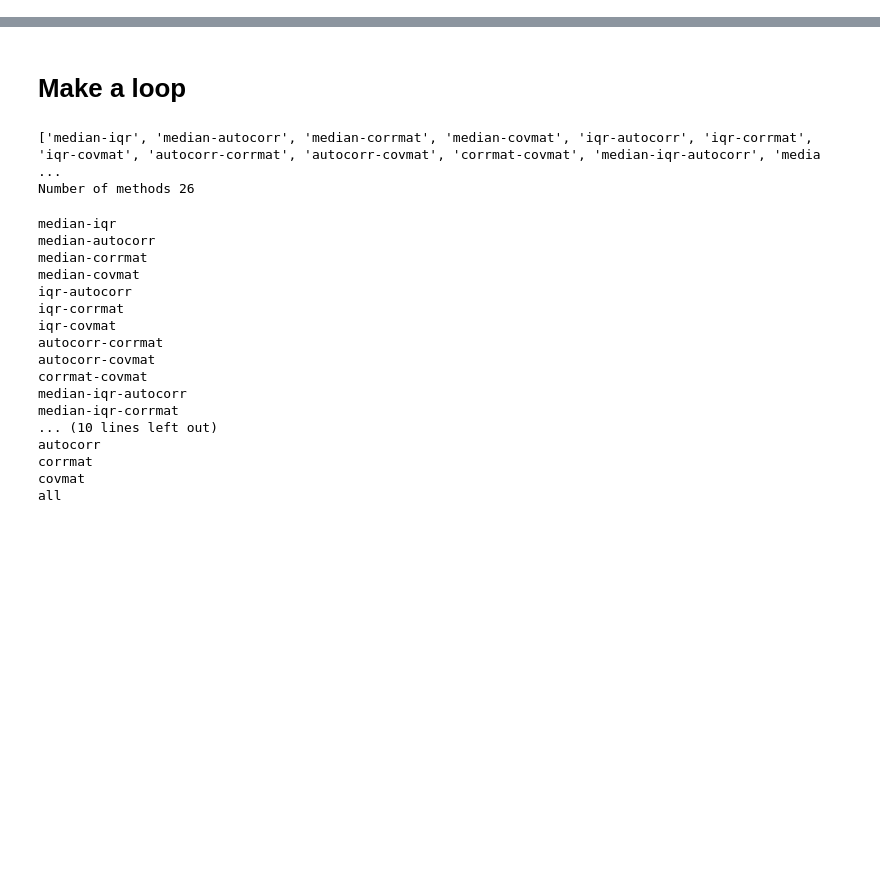
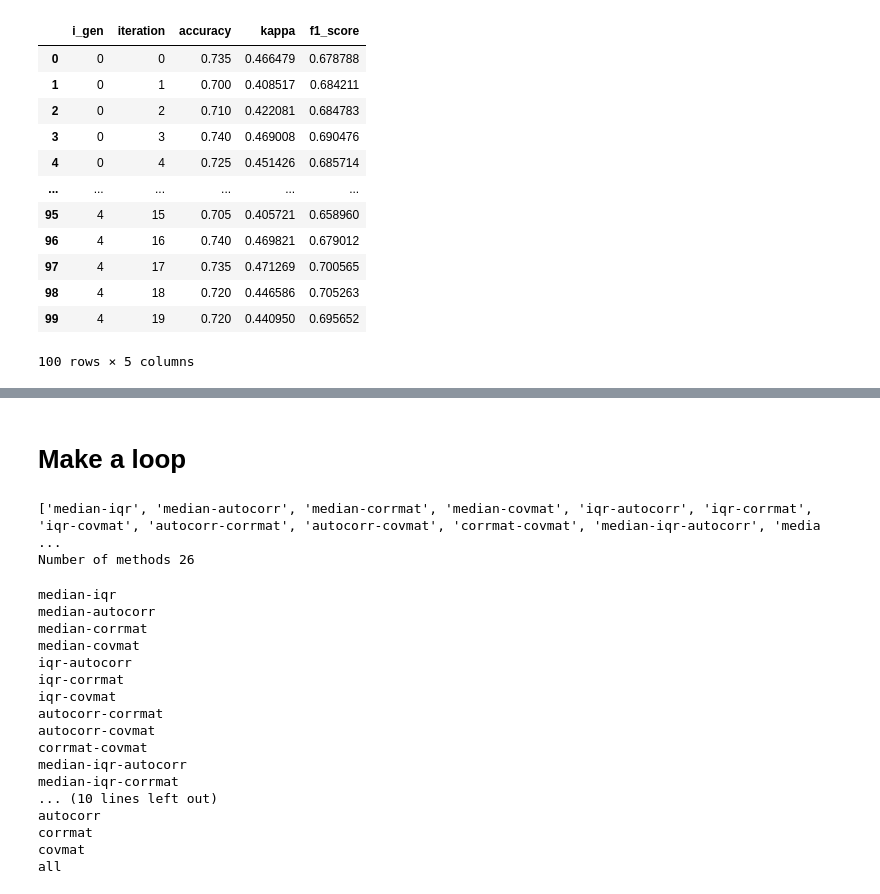
Before and after one commit to JoseLlanes/TabularDataGAN, a Jupyter notebook: Notebooks/FirstTryGANwithPINN.ipynb, the cells around one changed output, grey strips where cells are left out. Cells and saved outputs as stored; diff of their text form; code cells hidden in the pictures; blank space fills up the shorter version.

```diff
--- a/Notebooks/FirstTryGANwithPINN.ipynb
+++ b/Notebooks/FirstTryGANwithPINN.ipynb
@@ -242,0 +350,16 @@ for col in numeric_cols:
+# %%
+df_gen_ml_metrics
+# %% [output]
+|  | i_gen | iteration | accuracy | kappa | f1_score |
+| 0 | 0 | 0 | 0.735 | 0.466479 | 0.678788 |
+| 1 | 0 | 1 | 0.700 | 0.408517 | 0.684211 |
+| 2 | 0 | 2 | 0.710 | 0.422081 | 0.684783 |
+| 3 | 0 | 3 | 0.740 | 0.469008 | 0.690476 |
+| 4 | 0 | 4 | 0.725 | 0.451426 | 0.685714 |
+| ... | ... | ... | ... | ... | ... |
+| 95 | 4 | 15 | 0.705 | 0.405721 | 0.658960 |
+| 96 | 4 | 16 | 0.740 | 0.469821 | 0.679012 |
+| 97 | 4 | 17 | 0.735 | 0.471269 | 0.700565 |
+| 98 | 4 | 18 | 0.720 | 0.446586 | 0.705263 |
+| 99 | 4 | 19 | 0.720 | 0.440950 | 0.695652 |
+100 rows × 5 columns
```
Also changed, not shown: parts of 22 cells of this notebook, 1 other file.
